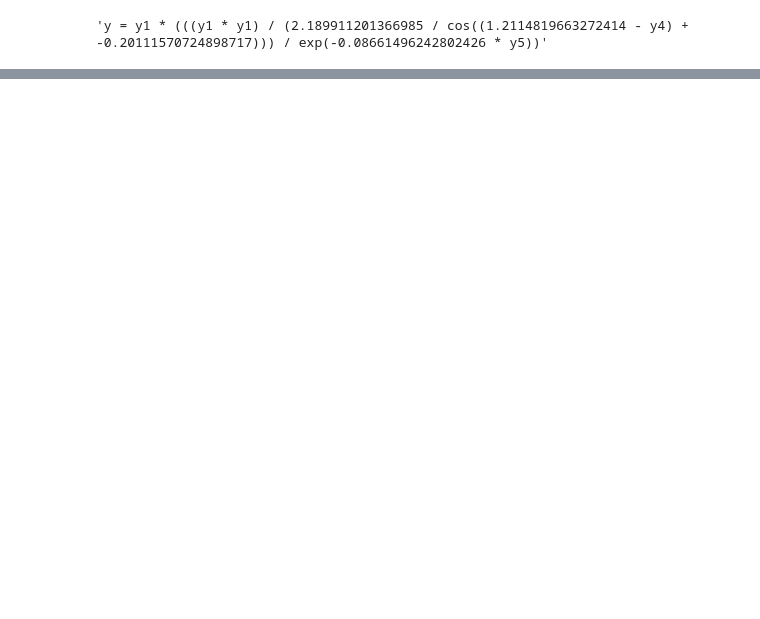
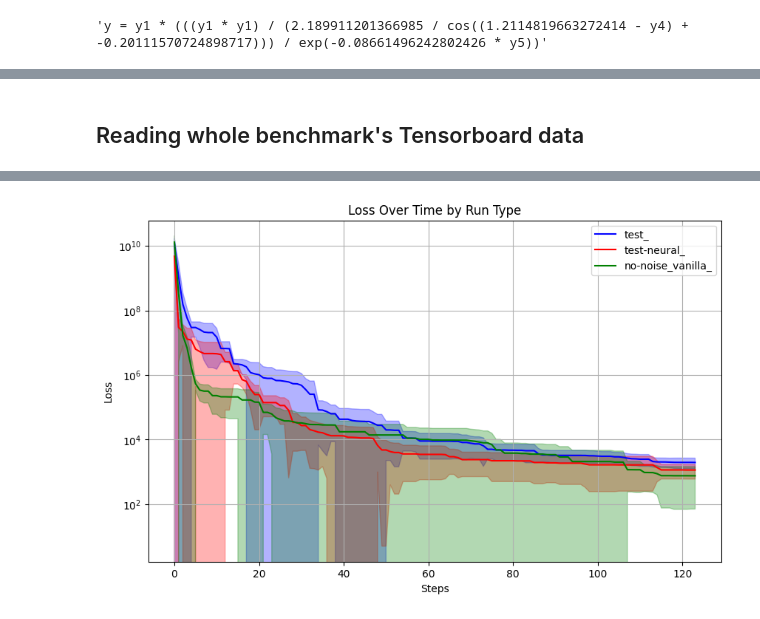
Before and after one commit to LuisCarretero/similar-expressions, a Jupyter notebook: src/sr_inference_benchmarking/dev.ipynb, the cells around one changed output, grey strips where cells are left out. Drawn from its saved outputs; the diff is of its cells as text; code cells hidden in the pictures; blank space fills up the shorter version.

```diff
--- a/src/sr_inference_benchmarking/dev.ipynb
+++ b/src/sr_inference_benchmarking/dev.ipynb
@@ -175,0 +322,2 @@ count_stats
+# %% [markdown]
+## Reading whole benchmark's Tensorboard data
@@ -175,0 +327,74 @@ count_stats
+# %%
+def load_tensorboard_data(log_dir, prefixes):
+    # Convert single prefix to list for consistency
+    if isinstance(prefixes, str):
+        prefixes = [prefixes]
+
+    all_losses = {}
+    for prefix in prefixes:
+        matching_dirs = [d for d in os.listdir(log_dir) if d.startswith(prefix)]
+
+        losses = []
+        for dir_name in matching_dirs:
+            dir_path = os.path.join(log_dir, dir_name)
+            event_acc = EventAccumulator(dir_path)
+            event_acc.Reload()
+
+            try:
+                loss_events = event_acc.Scalars('search/data/summaries/min_loss')
+                dir_losses = np.array([(e.wall_time, e.step, e.value) for e in loss_events])
+                losses.append(dir_losses)
+            except KeyError:
+                print(f"No loss data found in {dir_name}")
+                continue
+
+        all_losses[prefix] = losses
+
+    # Check that all runs have same number of steps
+    for prefix, losses in all_losses.items():
+        n_steps = [x.shape[0] for x in losses]
+        print(f"Steps per {prefix} run:", n_steps)
+
+    # Get just the loss values and combine into single array for each prefix
+    loss_arrays = {}
+    for prefix, losses in all_losses.items():
+        if not losses:  # Skip if no data for this prefix
+            continue
+        loss_array = np.zeros((losses[0].shape[0], len(losses)))
+        for i in range(len(losses)):
+            loss_array[:, i] = losses[i][:, 2]  # 3rd column is loss value
+        loss_arrays[prefix] = loss_array
+        print(f"\n{prefix} losses shape:", loss_array.shape)
+
+    # Plot losses over time with error margins
+    plt.figure(figsize=(10, 6))
+
+    # Use a different color for each prefix
+    colors = ['blue', 'red', 'green', 'orange', 'purple', 'brown', 'pink', 'gray']
+
+    for (prefix, losses), color in zip(loss_arrays.items(), colors):
+        mean = np.mean(losses, axis=1)
+        std = np.std(losses, axis=1)
+        steps = np.arange(len(mean))
+
+        plt.plot(steps, mean, label=prefix, color=color)
+        plt.fill_between(steps,
+                        mean - std,
+                        mean + std,
+                        alpha=0.3,
+                        color=color)
+
+    plt.xlabel('Steps')
+    plt.ylabel('Loss')
+    plt.yscale('log')
+    plt.title('Loss Over Time by Run Type')
+    plt.legend()
+    plt.grid(True)
+    plt.show()
+
+    return loss_arrays
+
+# Example usage:
+prefixes = ['test_', 'test-neural_', 'no-noise_vanilla_']
+losses = load_tensorboard_data('/Users/luis/Desktop/Cranmer2024/Workplace/smallMutations/similar-expressions/src/sr_inference_benchmarking/logs', prefixes)
+# %% [output]
@@ -175,0 +410 @@ count_stats
+[figure, added]
```
Also changed, not shown: parts of 27 cells of this notebook, 40 other files.
